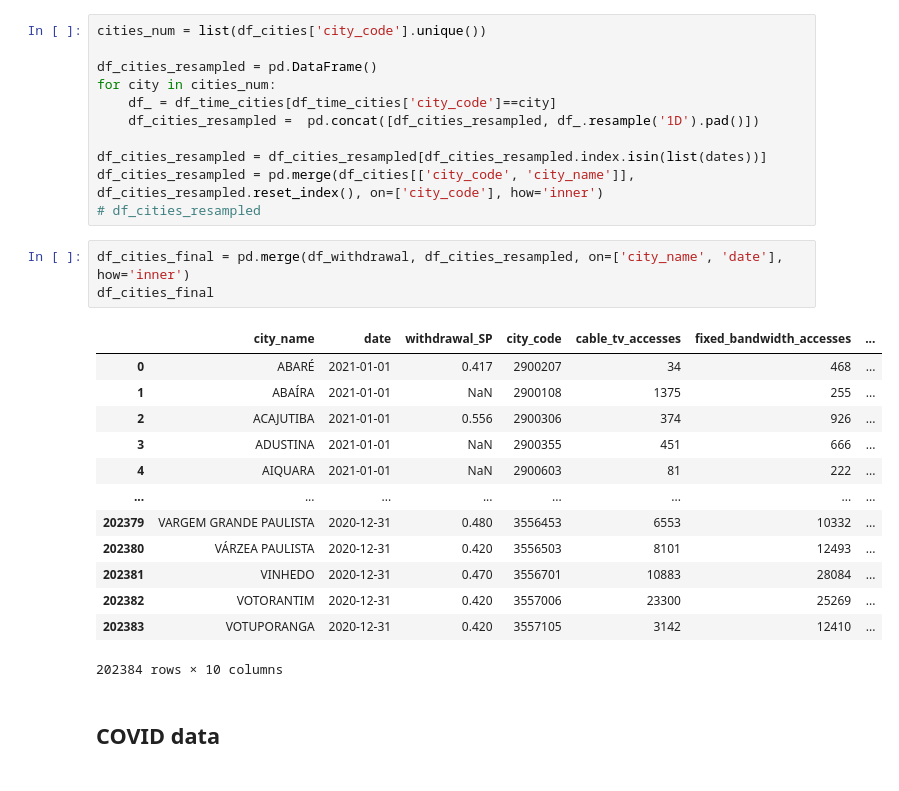
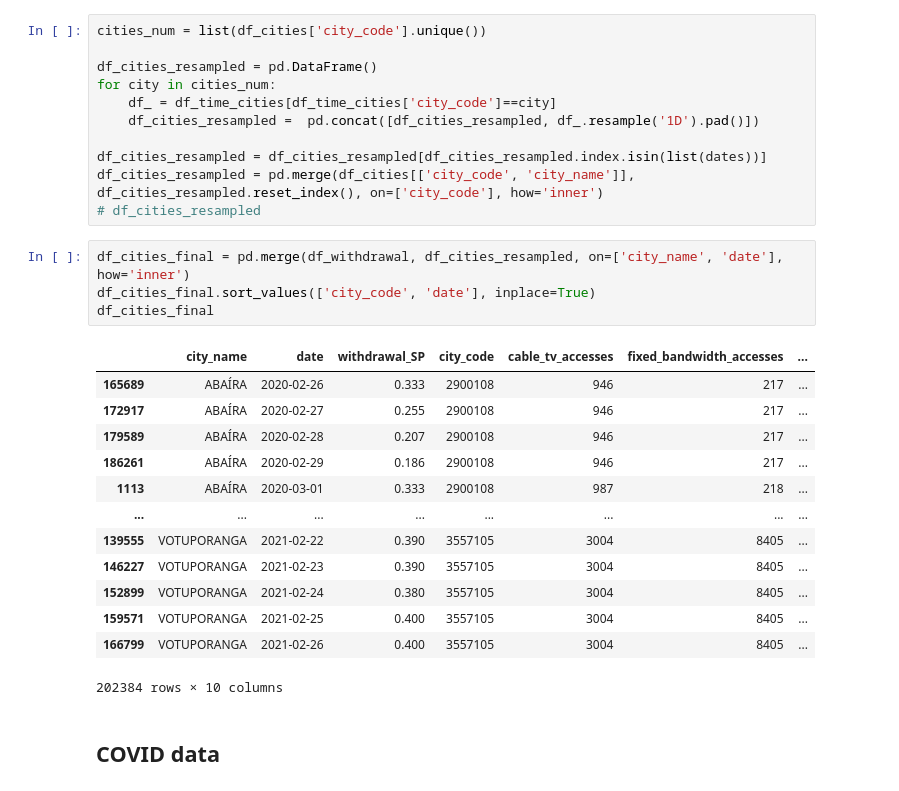
Before and after one commit to lucasagrizzi/MODS207, a Jupyter notebook: notebooks/proc_data_processing.ipynb, the cells around one changed output. Cells and saved outputs as stored; diff of their text form.

```diff
--- a/notebooks/proc_data_processing.ipynb
+++ b/notebooks/proc_data_processing.ipynb
@@ -237,20 +237,21 @@ df_cities_resampled = pd.merge(df_cities[['city_code', 'city_name']], df_cities_
 # df_cities_resampled
 # %%
 df_cities_final = pd.merge(df_withdrawal, df_cities_resampled, on=['city_name', 'date'], how='inner')
+df_cities_final.sort_values(['city_code', 'date'], inplace=True)
 df_cities_final
 # %% [output]
 |  | city_name | date | withdrawal_SP | city_code | cable_tv_accesses | fixed_bandwidth_accesses | ... |
-| 0 | ABARÉ | 2021-01-01 | 0.417 | 2900207 | 34 | 468 | ... |
-| 1 | ABAÍRA | 2021-01-01 | NaN | 2900108 | 1375 | 255 | ... |
-| 2 | ACAJUTIBA | 2021-01-01 | 0.556 | 2900306 | 374 | 926 | ... |
-| 3 | ADUSTINA | 2021-01-01 | NaN | 2900355 | 451 | 666 | ... |
-| 4 | AIQUARA | 2021-01-01 | NaN | 2900603 | 81 | 222 | ... |
+| 165689 | ABAÍRA | 2020-02-26 | 0.333 | 2900108 | 946 | 217 | ... |
+| 172917 | ABAÍRA | 2020-02-27 | 0.255 | 2900108 | 946 | 217 | ... |
+| 179589 | ABAÍRA | 2020-02-28 | 0.207 | 2900108 | 946 | 217 | ... |
+| 186261 | ABAÍRA | 2020-02-29 | 0.186 | 2900108 | 946 | 217 | ... |
+| 1113 | ABAÍRA | 2020-03-01 | 0.333 | 2900108 | 987 | 218 | ... |
 | ... | ... | ... | ... | ... | ... | ... | ... |
-| 202379 | VARGEM GRANDE PAULISTA | 2020-12-31 | 0.480 | 3556453 | 6553 | 10332 | ... |
-| 202380 | VÁRZEA PAULISTA | 2020-12-31 | 0.420 | 3556503 | 8101 | 12493 | ... |
-| 202381 | VINHEDO | 2020-12-31 | 0.470 | 3556701 | 10883 | 28084 | ... |
-| 202382 | VOTORANTIM | 2020-12-31 | 0.420 | 3557006 | 23300 | 25269 | ... |
-| 202383 | VOTUPORANGA | 2020-12-31 | 0.420 | 3557105 | 3142 | 12410 | ... |
+| 139555 | VOTUPORANGA | 2021-02-22 | 0.390 | 3557105 | 3004 | 8405 | ... |
+| 146227 | VOTUPORANGA | 2021-02-23 | 0.390 | 3557105 | 3004 | 8405 | ... |
+| 152899 | VOTUPORANGA | 2021-02-24 | 0.380 | 3557105 | 3004 | 8405 | ... |
+| 159571 | VOTUPORANGA | 2021-02-25 | 0.400 | 3557105 | 3004 | 8405 | ... |
+| 166799 | VOTUPORANGA | 2021-02-26 | 0.400 | 3557105 | 3004 | 8405 | ... |
 202384 rows × 10 columns
 # %% [markdown]
 ## COVID data
```
Also changed, not shown: parts of 3 cells of this notebook, 6 other files.
